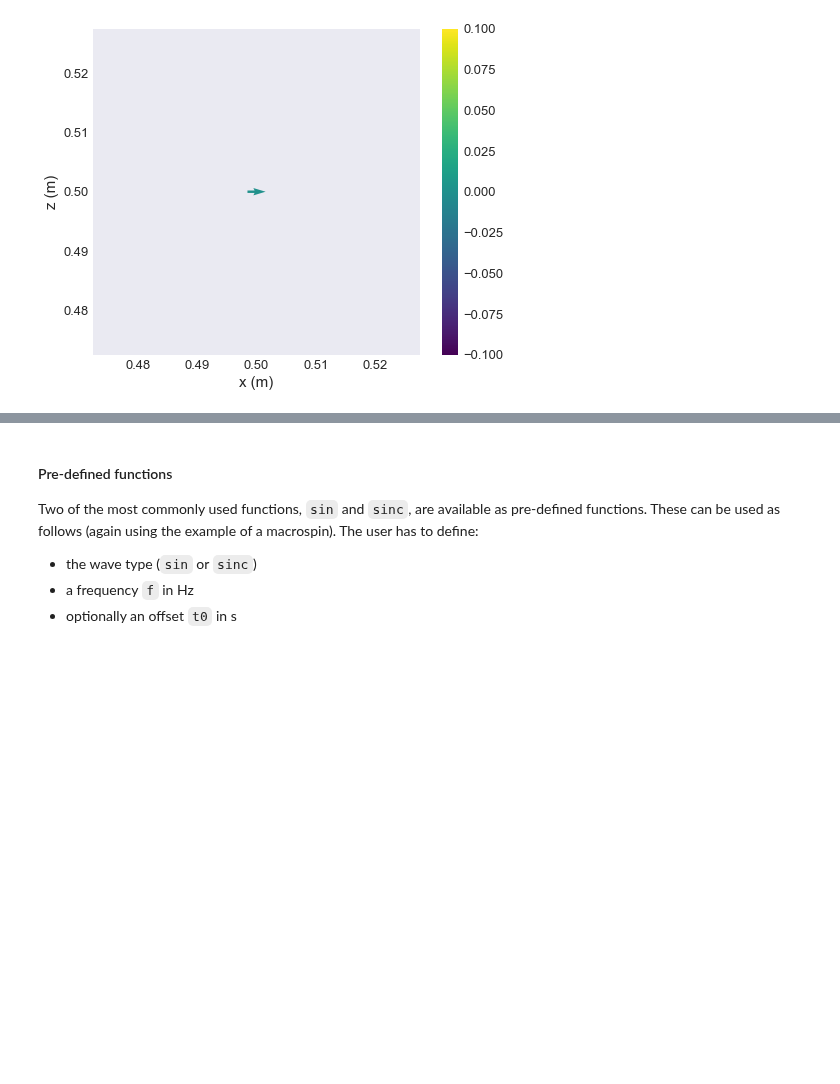
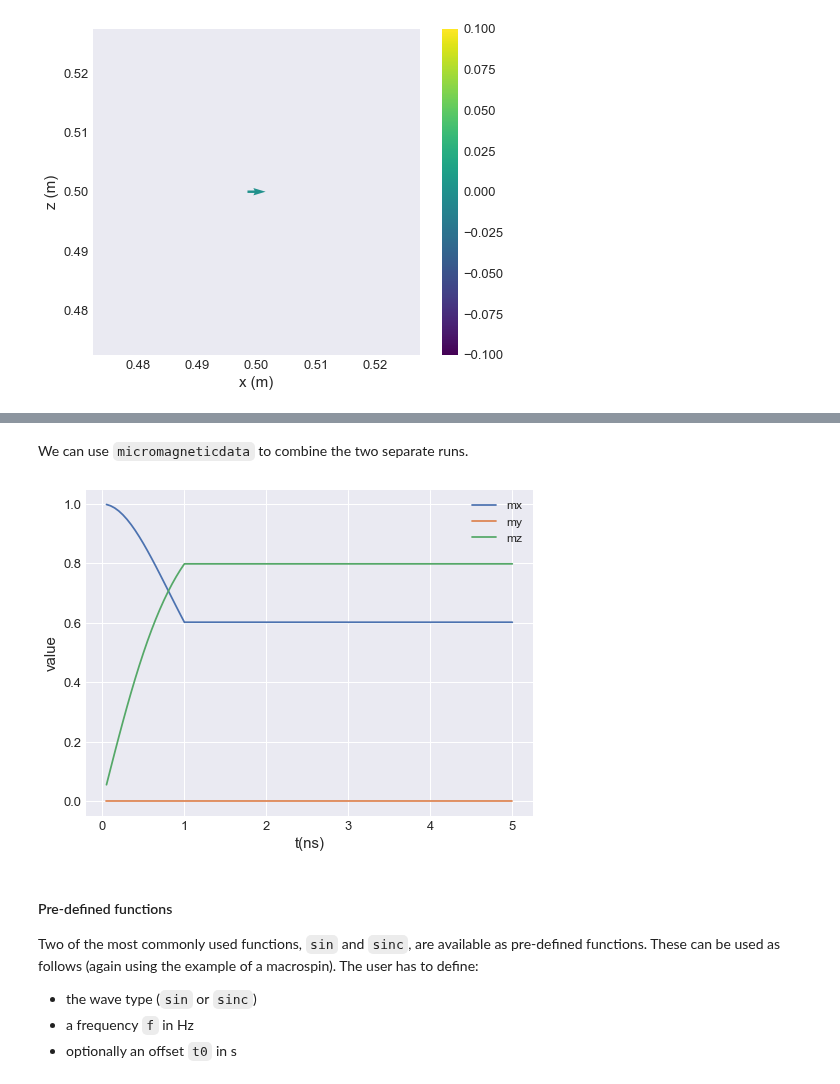
Before and after one commit to ubermag/oommfc, a Jupyter notebook: docs/time-dependent-field-current.ipynb, the cells around one changed output, grey strips where cells are left out. Saved outputs shown, nothing was run; the diff lists cells and outputs as text; code cells hidden in the pictures; blank space fills up the shorter version.

```diff
--- a/docs/time-dependent-field-current.ipynb
+++ b/docs/time-dependent-field-current.ipynb
@@ -120,6 +123,13 @@ Running OOMMF (ExeOOMMFRunner) [2021/11/15 14:25]...  <1> mmarchive killed
  <3> mmarchive killed
 (1.2 s)
 [figure]
+# %% [markdown]
+We can use `micromagneticdata` to combine the two separate runs.
+# %%
+data = md.Data(name='macrospin_pulse_drive')
+(data[-2].table << data[-1].table).mpl(y=['mx', 'my', 'mz'])
+# %% [output]
+[figure, added]
 # %% [markdown]
 #### Pre-defined functions
 
```
Also changed, not shown: parts of 24 cells of this notebook.
